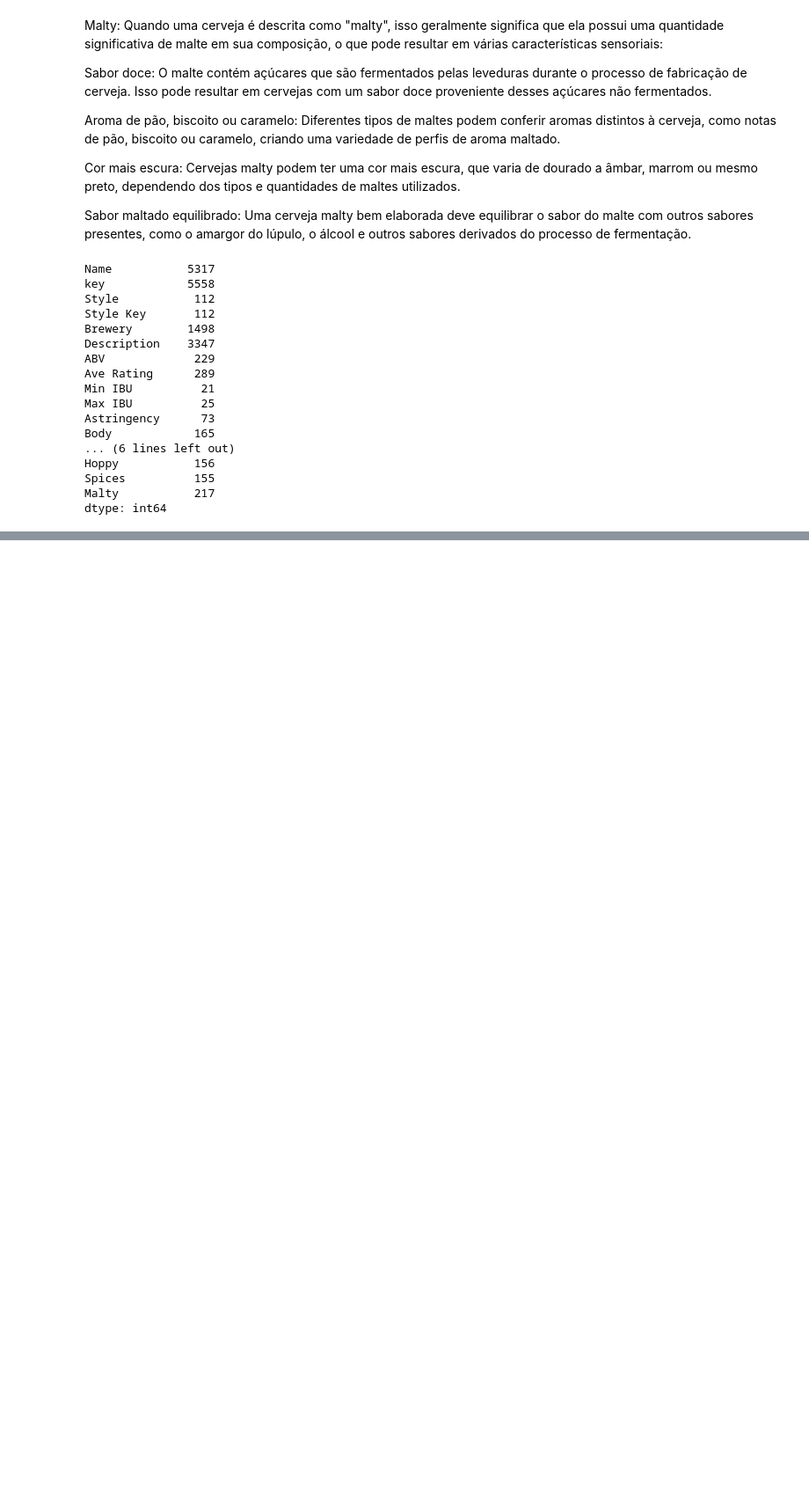
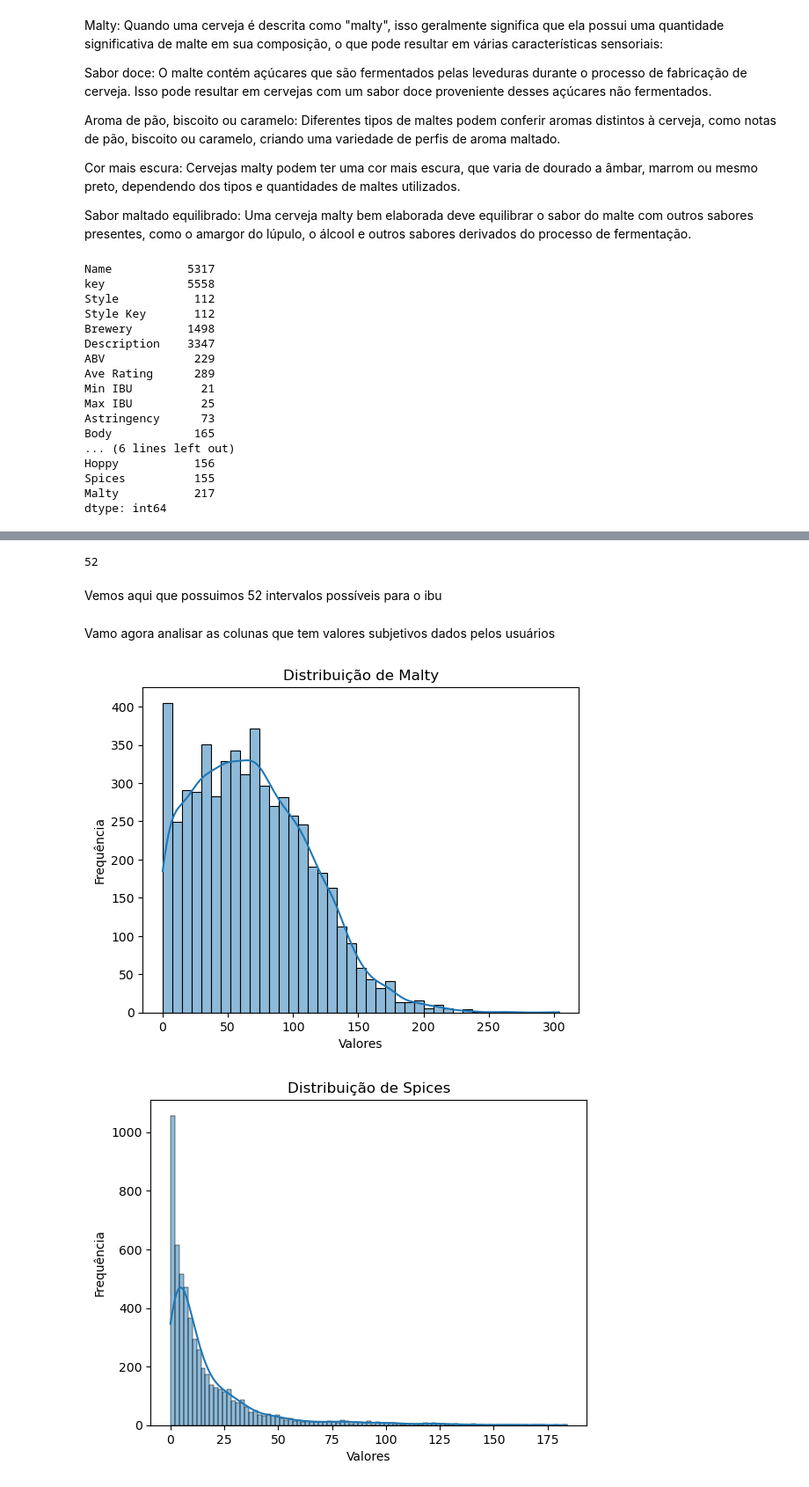
Before and after one commit to arturnovais/pad-recomendacao2023, a Jupyter notebook: pad.ipynb, the cells around one changed output, grey strips where cells are left out. Shown: that part at 88% size. Saved outputs shown, nothing was run; the diff lists cells and outputs as text; code cells hidden in the pictures; blank space fills up the shorter version.

```diff
--- a/pad.ipynb
+++ b/pad.ipynb
@@ -115,0 +185,2 @@ df['median ibu'] = (df['Min IBU']+df['Max IBU'])/2
+# %%
+df['ibu'] = df['Min IBU'].astype(str) + ' - ' + df['Max IBU'].astype(str)
@@ -115,0 +203,24 @@ df['median ibu'] = (df['Min IBU']+df['Max IBU'])/2
+# %%
+df['ibu'].nunique()
+# %% [output]
+52
+# %% [markdown]
+Vemos aqui que possuimos 52 intervalos possíveis para o ibu
+# %% [markdown]
+Vamo agora analisar as colunas que tem valores subjetivos dados pelos usuários
+# %%
+colunas = ['Malty','Spices','Hoppy','Fruits','Sour','Sweet','Bitter','Alcohol','Body',"Astringency"]
+# %%
+for coluna in colunas:
+    sns.histplot(data=df, x=coluna, kde=True)
+
+# Adicionar rótulos e título ao gráfico
+    plt.xlabel('Valores')
+    plt.ylabel('Frequência')
+    plt.title(f'Distribuição de {coluna}')
+
+# Exibir o gráfico
+    plt.show()
+# %% [output]
+[figure, added]
+[figure, added]
```
Also changed, not shown: parts of 20 cells of this notebook.
